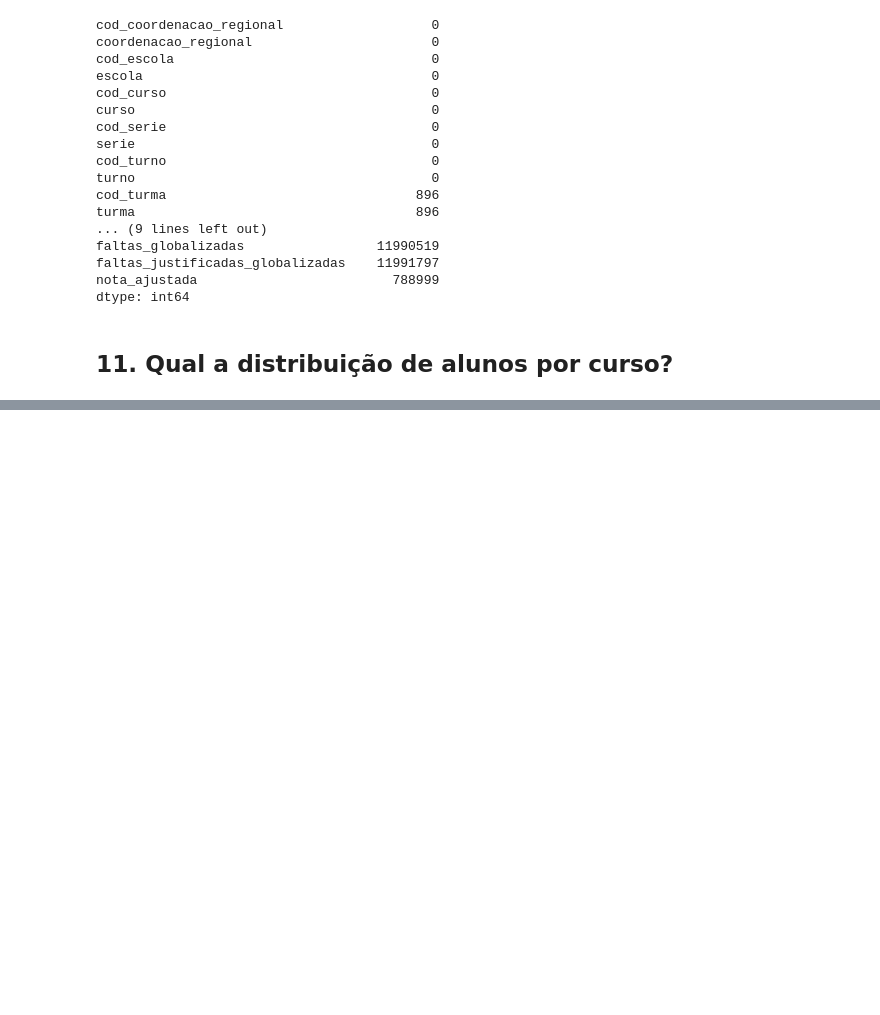
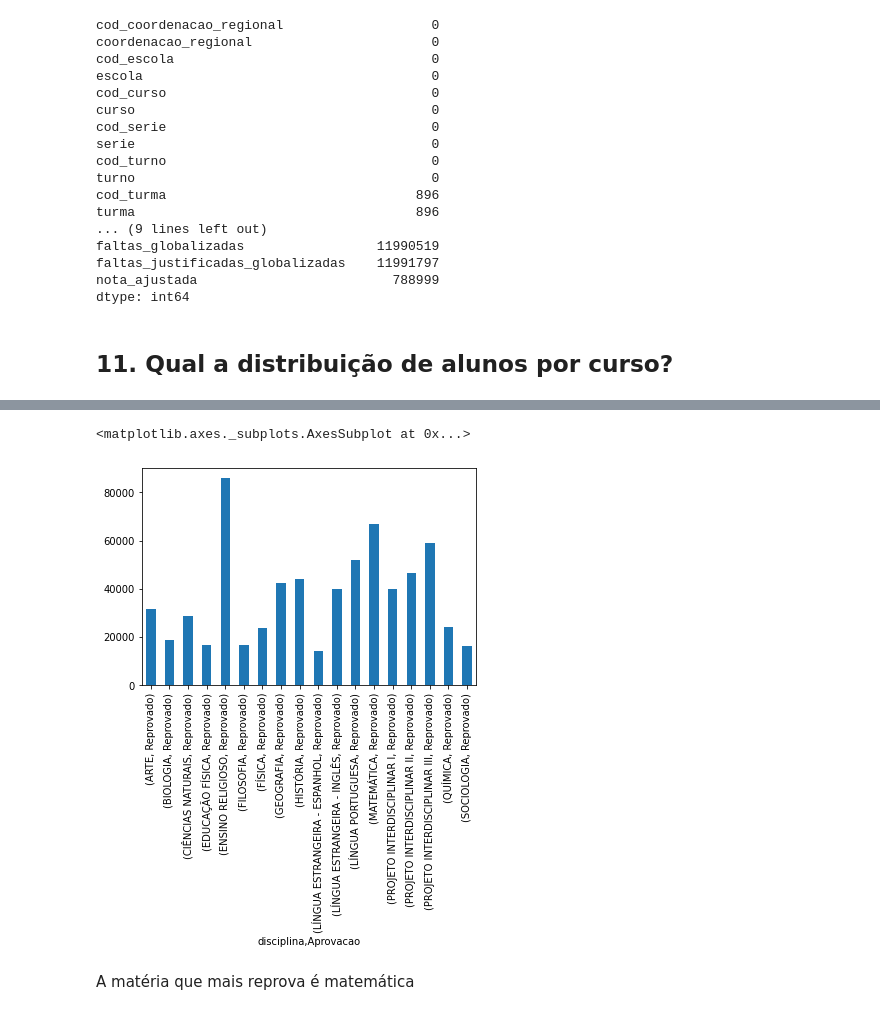
Before and after one commit to gizattos/Trabalho-Dados-Abertos-Desempenho-Escolar, a Jupyter notebook: trabalho01_Giovanni_Riccardi_Lourenzatto.ipynb, the cells around one changed output, grey strips where cells are left out. Saved outputs shown, nothing was run; the diff lists cells and outputs as text; code cells hidden in the pictures; blank space fills up the shorter version.

```diff
--- a/trabalho01_Giovanni_Riccardi_Lourenzatto.ipynb
+++ b/trabalho01_Giovanni_Riccardi_Lourenzatto.ipynb
@@ -311,0 +333,8 @@ dff[['cod_aluno','curso']].groupby(['curso']).count() ### agrupar alunos
+# %%
+def reprovacao(value):
+  if value > 5:
+    return 'Aprovado'
+  else:
+    return 'Reprovado'
+
+dff['Aprovacao'] = dff['nota_ajustada'].apply(reprovacao)
@@ -311,0 +364,7 @@ dff[['cod_aluno','curso']].groupby(['curso']).count() ### agrupar alunos
+# %%
+dff[(dff['Aprovacao']=='Reprovado')& (dff["bimestre"] == "resultado final")][['disciplina','Aprovacao']].groupby(['disciplina','Aprovacao']).size().plot(kind='bar')
+# %% [output]
+<matplotlib.axes._subplots.AxesSubplot at 0x...>
+[figure, added]
+# %% [markdown]
+A matéria que mais reprova é matemática
```
Also changed, not shown: parts of 14 cells of this notebook.
